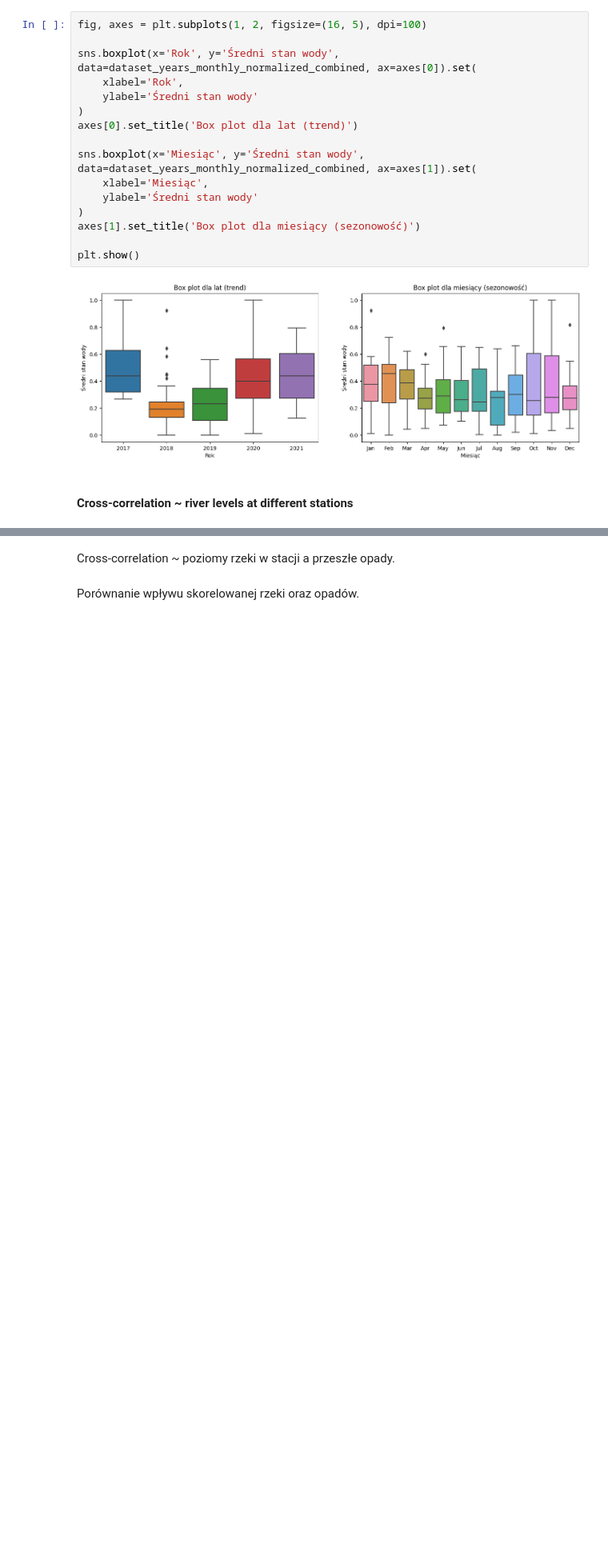
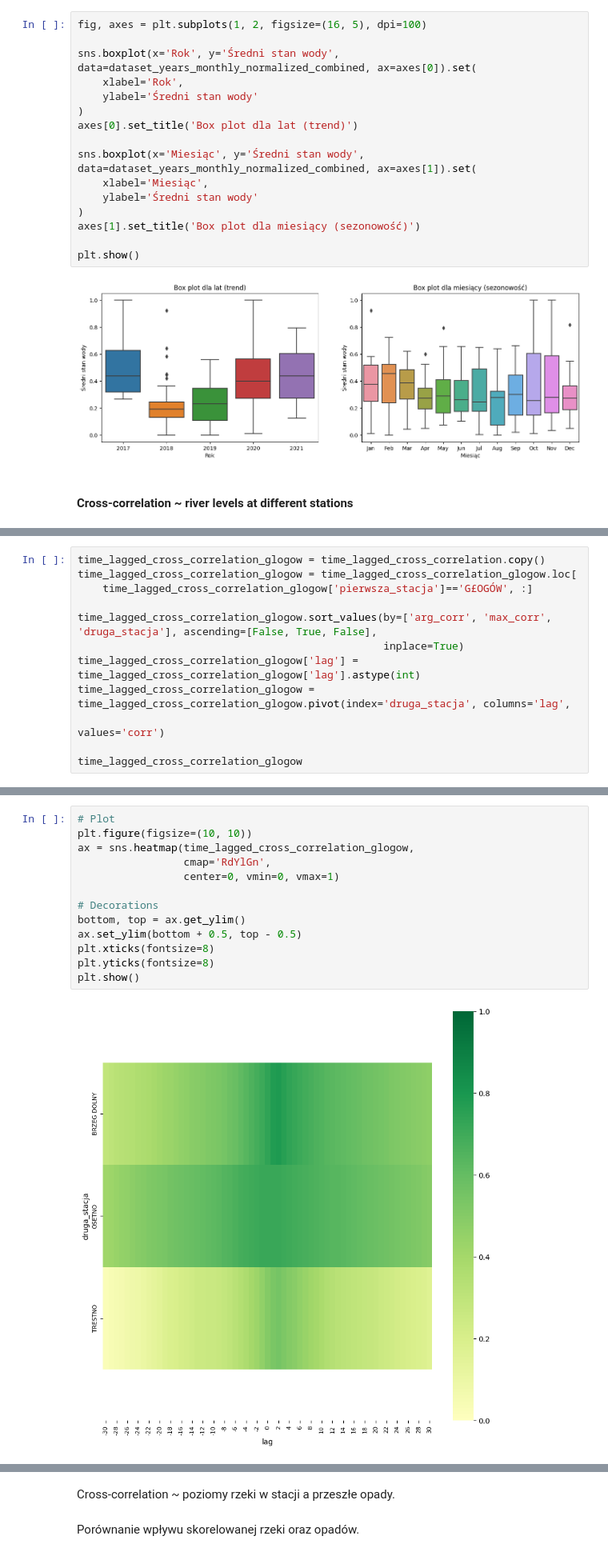
Before and after one commit to it4datascience/CuValley-Batmaja, a Jupyter notebook: expl_data_analysis/EDA.ipynb, the cells around one changed output, grey strips where cells are left out. Shown at 80% size. Cells and saved outputs as stored; diff of their text form; blank space fills up the shorter version.

```diff
--- a/expl_data_analysis/EDA.ipynb
+++ b/expl_data_analysis/EDA.ipynb
@@ -378,0 +390,12 @@ for i, (first_station, second_station) in enumerate(combinations(hydro_stations,
+# %%
+time_lagged_cross_correlation_glogow = time_lagged_cross_correlation.copy()
+time_lagged_cross_correlation_glogow = time_lagged_cross_correlation_glogow.loc[
+    time_lagged_cross_correlation_glogow['pierwsza_stacja']=='G£OGÓW', :]
+
+time_lagged_cross_correlation_glogow.sort_values(by=['arg_corr', 'max_corr', 'druga_stacja'], ascending=[False, True, False],
+                                                 inplace=True)
+time_lagged_cross_correlation_glogow['lag'] = time_lagged_cross_correlation_glogow['lag'].astype(int)
+time_lagged_cross_correlation_glogow = time_lagged_cross_correlation_glogow.pivot(index='druga_stacja', columns='lag',
+                                                                                  values='corr')
+
+time_lagged_cross_correlation_glogow
@@ -378,0 +409,15 @@ for i, (first_station, second_station) in enumerate(combinations(hydro_stations,
+# %%
+# Plot
+plt.figure(figsize=(10, 10))
+ax = sns.heatmap(time_lagged_cross_correlation_glogow,
+                 cmap='RdYlGn',
+                 center=0, vmin=0, vmax=1)
+
+# Decorations
+bottom, top = ax.get_ylim()
+ax.set_ylim(bottom + 0.5, top - 0.5)
+plt.xticks(fontsize=8)
+plt.yticks(fontsize=8)
+plt.show()
+# %% [output]
+[figure, added]
```
Also changed, not shown: parts of 39 cells of this notebook, 3 other files.
